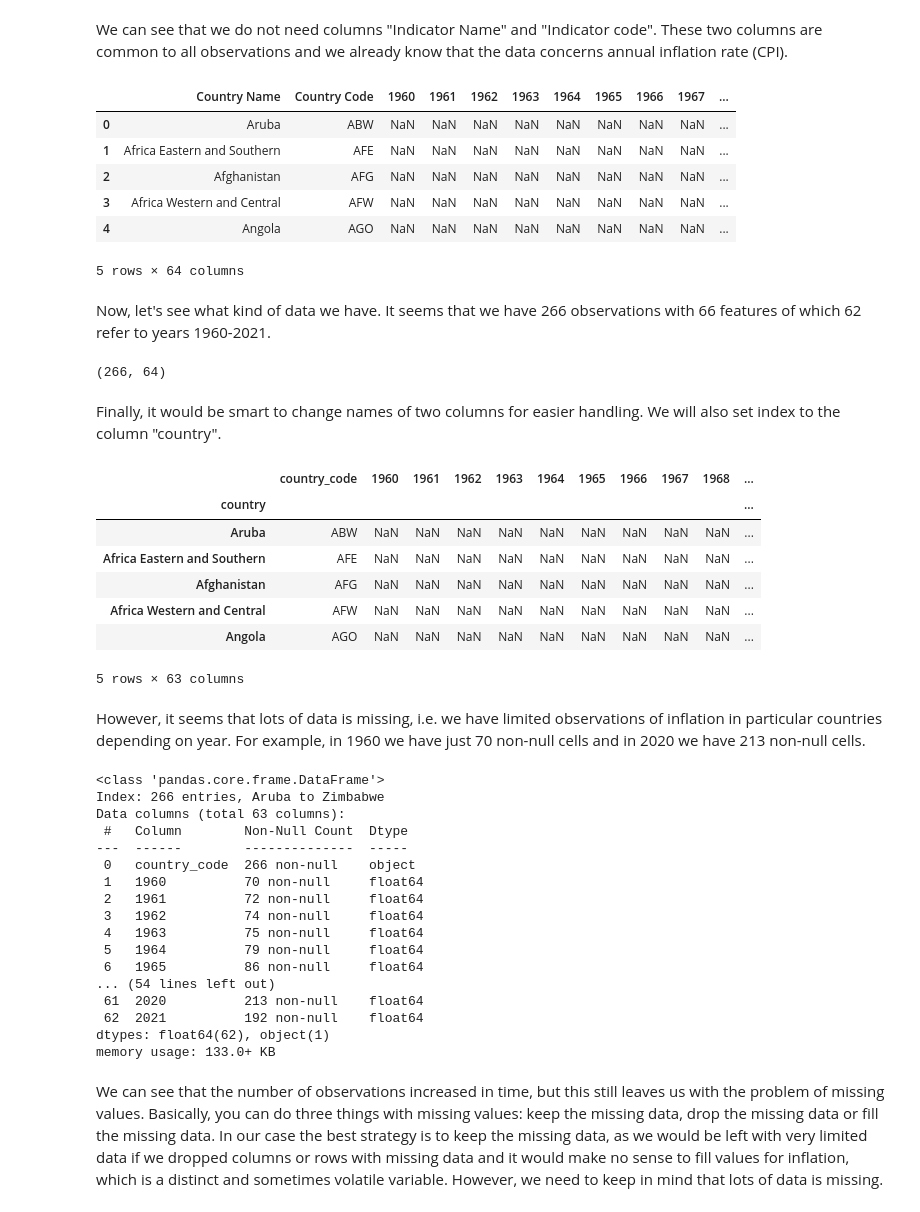
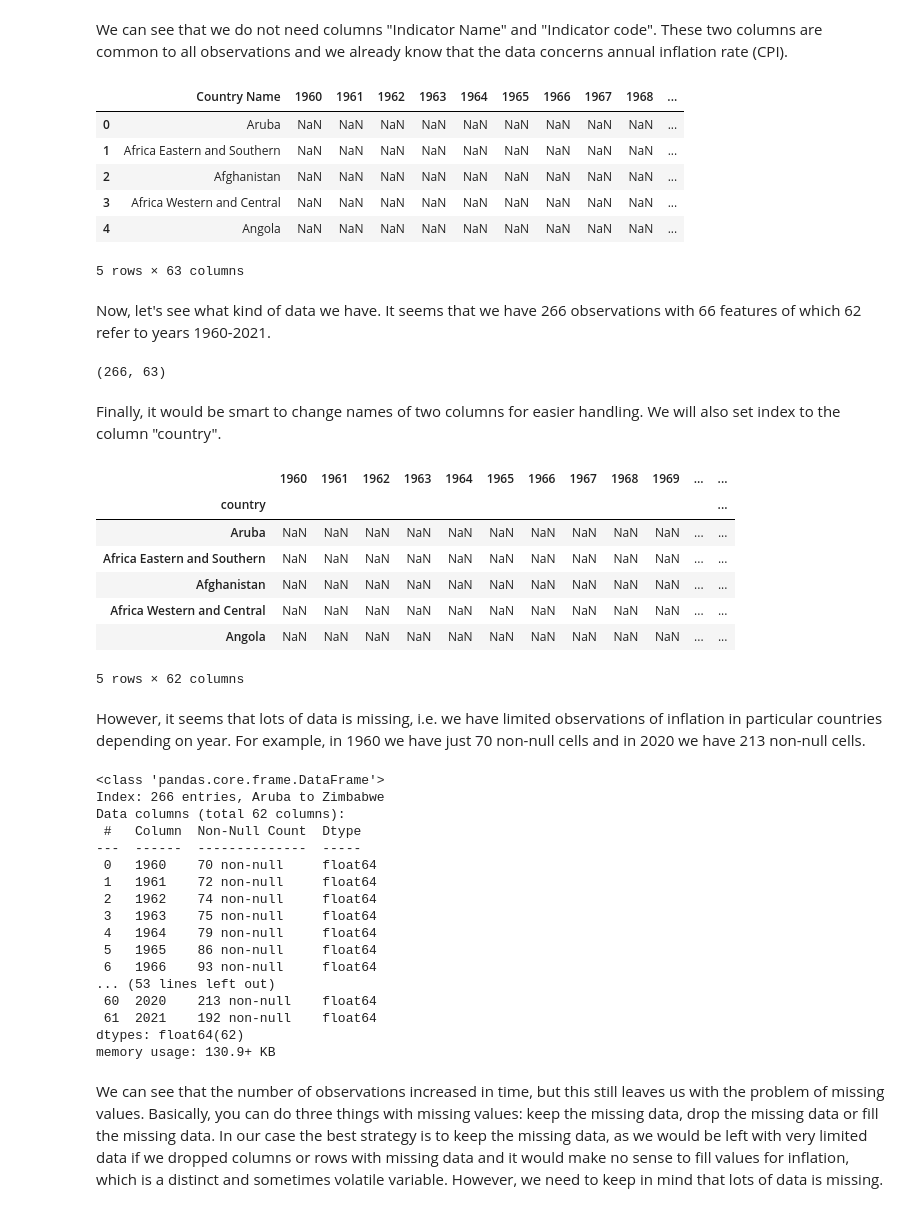
Before and after one commit to SlawCzech/World-inflation-project, a Jupyter notebook: inflation_eda.ipynb, the cells around one changed output. Drawn from its saved outputs; the diff is of its cells as text; code cells hidden in the pictures.

```diff
--- a/inflation_eda.ipynb
+++ b/inflation_eda.ipynb
@@ -16,37 +17,37 @@ world_inflation.head()
 # %% [markdown]
 We can see that we do not need columns "Indicator Name" and "Indicator code". These two columns are common to all observations and we already know that the data concerns annual inflation rate (CPI).
 # %%
-world_inflation = world_inflation.drop(columns=["Indicator Name", "Indicator Code"])
+world_inflation = world_inflation.drop(columns=["Indicator Name", "Indicator Code", "Country Code"])
 world_inflation.head()
 # %% [output]
-|  | Country Name | Country Code | 1960 | 1961 | 1962 | 1963 | 1964 | 1965 | 1966 | 1967 | ... |
-| 0 | Aruba | ABW | NaN | NaN | NaN | NaN | NaN | NaN | NaN | NaN | ... |
-| 1 | Africa Eastern and Southern | AFE | NaN | NaN | NaN | NaN | NaN | NaN | NaN | NaN | ... |
-| 2 | Afghanistan | AFG | NaN | NaN | NaN | NaN | NaN | NaN | NaN | NaN | ... |
-| 3 | Africa Western and Central | AFW | NaN | NaN | NaN | NaN | NaN | NaN | NaN | NaN | ... |
-| 4 | Angola | AGO | NaN | NaN | NaN | NaN | NaN | NaN | NaN | NaN | ... |
+|  | Country Name | 1960 | 1961 | 1962 | 1963 | 1964 | 1965 | 1966 | 1967 | 1968 | ... |
+| 0 | Aruba | NaN | NaN | NaN | NaN | NaN | NaN | NaN | NaN | NaN | ... |
+| 1 | Africa Eastern and Southern | NaN | NaN | NaN | NaN | NaN | NaN | NaN | NaN | NaN | ... |
+| 2 | Afghanistan | NaN | NaN | NaN | NaN | NaN | NaN | NaN | NaN | NaN | ... |
+| 3 | Africa Western and Central | NaN | NaN | NaN | NaN | NaN | NaN | NaN | NaN | NaN | ... |
+| 4 | Angola | NaN | NaN | NaN | NaN | NaN | NaN | NaN | NaN | NaN | ... |
-5 rows × 64 columns
+5 rows × 63 columns
 # %% [markdown]
 Now, let's see what kind of data we have. It seems that we have 266 observations with 66 features of which 62 refer to years 1960-2021.
 # %%
 world_inflation.shape
 # %% [output]
-(266, 64)
+(266, 63)
 # %% [markdown]
 Finally, it would be smart to change names of two columns for easier handling. We will also set index to the column "country".
 # %%
-world_inflation = world_inflation.rename(columns={'Country Name': 'country', 'Country Code': 'country_code'})
+world_inflation = world_inflation.rename(columns={'Country Name': 'country'})
 world_inflation = world_inflation.set_index("country")
 world_inflation.head()
 # %% [output]
-|  | country_code | 1960 | 1961 | 1962 | 1963 | 1964 | 1965 | 1966 | 1967 | 1968 | ... |
-| country |  |  |  |  |  |  |  |  |  |  | ... |
-| Aruba | ABW | NaN | NaN | NaN | NaN | NaN | NaN | NaN | NaN | NaN | ... |
-| Africa Eastern and Southern | AFE | NaN | NaN | NaN | NaN | NaN | NaN | NaN | NaN | NaN | ... |
-| Afghanistan | AFG | NaN | NaN | NaN | NaN | NaN | NaN | NaN | NaN | NaN | ... |
-| Africa Western and Central | AFW | NaN | NaN | NaN | NaN | NaN | NaN | NaN | NaN | NaN | ... |
-| Angola | AGO | NaN | NaN | NaN | NaN | NaN | NaN | NaN | NaN | NaN | ... |
+|  | 1960 | 1961 | 1962 | 1963 | 1964 | 1965 | 1966 | 1967 | 1968 | 1969 | ... | ... |
+| country |  |  |  |  |  |  |  |  |  |  |  | ... |
+| Aruba | NaN | NaN | NaN | NaN | NaN | NaN | NaN | NaN | NaN | NaN | ... | ... |
+| Africa Eastern and Southern | NaN | NaN | NaN | NaN | NaN | NaN | NaN | NaN | NaN | NaN | ... | ... |
+| Afghanistan | NaN | NaN | NaN | NaN | NaN | NaN | NaN | NaN | NaN | NaN | ... | ... |
+| Africa Western and Central | NaN | NaN | NaN | NaN | NaN | NaN | NaN | NaN | NaN | NaN | ... | ... |
+| Angola | NaN | NaN | NaN | NaN | NaN | NaN | NaN | NaN | NaN | NaN | ... | ... |
-5 rows × 63 columns
+5 rows × 62 columns
 # %% [markdown]
 However, it seems that lots of data is missing, i.e. we have limited observations of inflation in particular countries depending on year. For example, in 1960 we have just 70 non-null cells and in 2020 we have 213 non-null cells.
 # %%
@@ -54,21 +55,21 @@ world_inflation.info()
 # %% [output]
 <class 'pandas.core.frame.DataFrame'>
 Index: 266 entries, Aruba to Zimbabwe
-Data columns (total 63 columns):
- #   Column        Non-Null Count  Dtype
----  ------        --------------  -----
- 0   country_code  266 non-null    object
- 1   1960          70 non-null     float64
- 2   1961          72 non-null     float64
- 3   1962          74 non-null     float64
- 4   1963          75 non-null     float64
- 5   1964          79 non-null     float64
- 6   1965          86 non-null     float64
-... (54 lines left out)
- 61  2020          213 non-null    float64
- 62  2021          192 non-null    float64
-dtypes: float64(62), object(1)
-memory usage: 133.0+ KB
+Data columns (total 62 columns):
+ #   Column  Non-Null Count  Dtype
+---  ------  --------------  -----
+ 0   1960    70 non-null     float64
+ 1   1961    72 non-null     float64
+ 2   1962    74 non-null     float64
+ 3   1963    75 non-null     float64
+ 4   1964    79 non-null     float64
+ 5   1965    86 non-null     float64
+ 6   1966    93 non-null     float64
+... (53 lines left out)
+ 60  2020    213 non-null    float64
+ 61  2021    192 non-null    float64
+dtypes: float64(62)
+memory usage: 130.9+ KB
 # %% [markdown]
 We can see that the number of observations increased in time, but this still leaves us with the problem of missing values. Basically, you can do three things with missing values: keep the missing data, drop the missing data or fill the missing data. In our case the best strategy is to keep the missing data, as we would be left with very limited data if we dropped columns or rows with missing data and it would make no sense to fill values for inflation, which is a distinct and sometimes volatile variable. However, we need to keep in mind that lots of data is missing.
 # %% [markdown]
```
Also changed, not shown: parts of 6 cells of this notebook.
